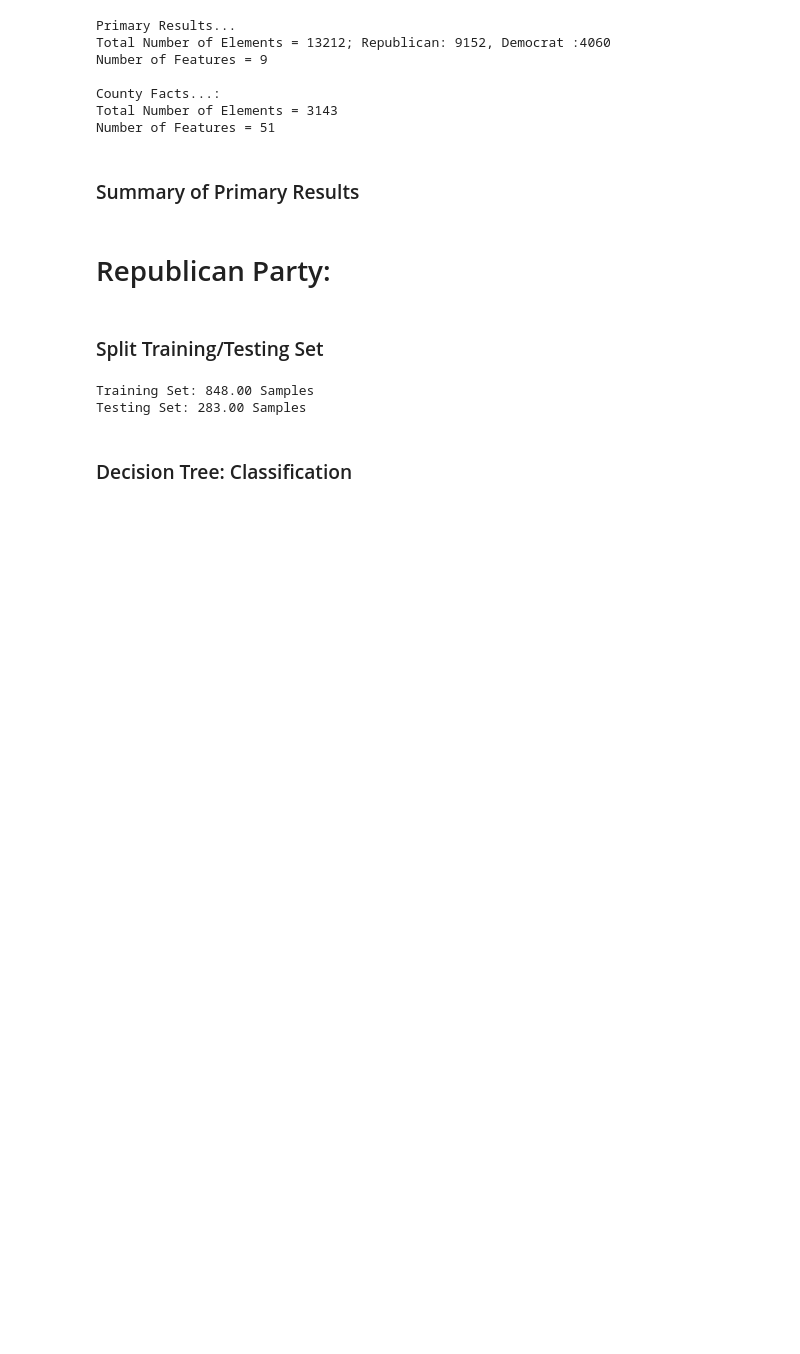
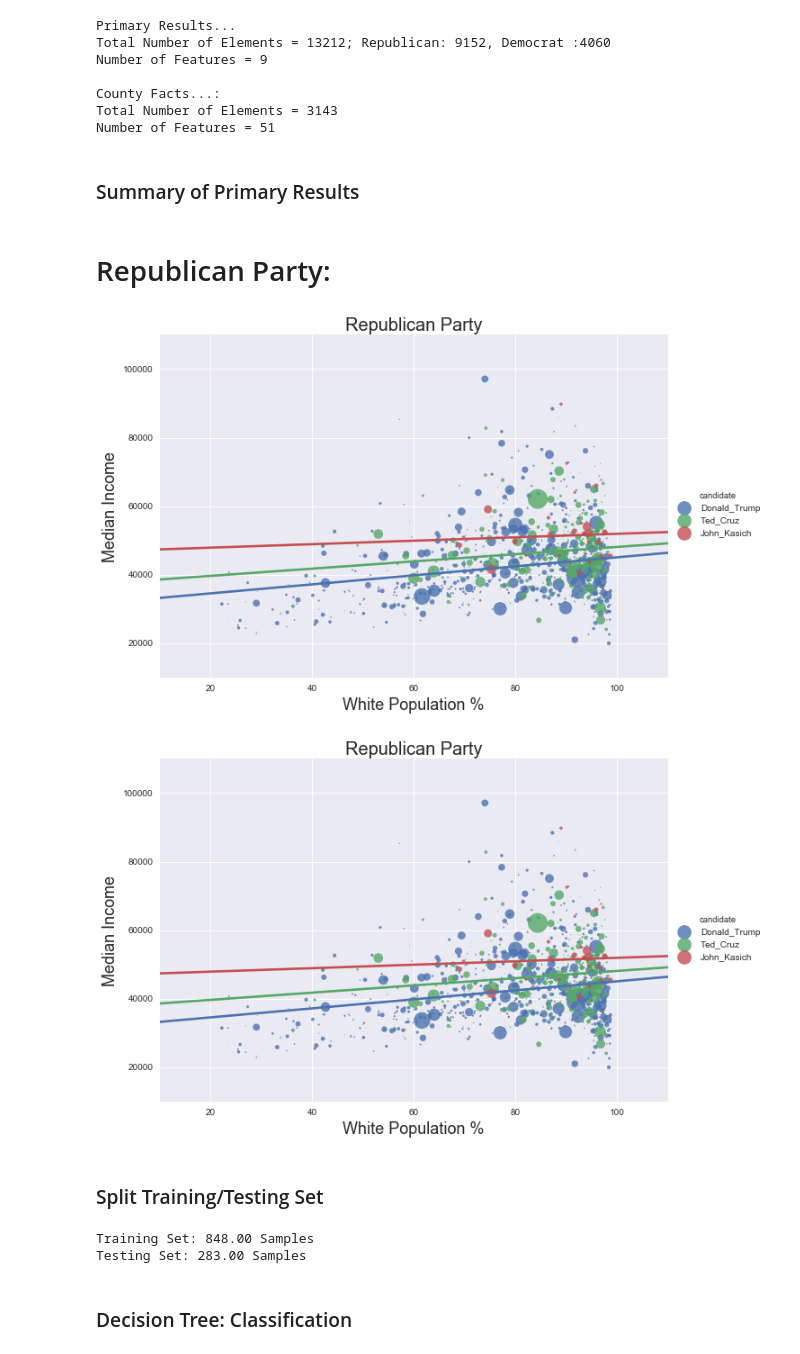
Before and after one commit to Tsmith5151/2016-US-Election---ML, a Jupyter notebook: analysis.ipynb, the cells around one changed output. Cells and saved outputs as stored; diff of their text form; code cells hidden in the pictures; blank space fills up the shorter version.

```diff
--- a/analysis.ipynb
+++ b/analysis.ipynb
@@ -206,3 +204,35 @@ sns.plt.title('Republican Winner', fontsize = 20)
+# %%
+def plot1():
+    x_feat = "RHI125214"
+    y_feat = "INC110213"
+    x_label = "White Population %"
+    y_label = "Median Income"
+    hue = "candidate"
+    dataframe = republican_data
+    create_plot(x_feat,y_feat)
+
+def plot2():
+    x_feat = "RHI125214"
+    y_feat = "INC110213"
+    x_label = "White Population %"
+    y_label = "Median Income"
+    hue = "candidate"
+    dataframe = republican_data
+    create_plot(x_feat,y_feat)
+
+def create_plot(x_feat,y_feat):
+    markerSize = (republican_data['votes']/300)
+    g = sns.lmplot(x=x_feat, y=y_feat, data=dataframe, hue=hue,
+               scatter_kws={'s':markerSize,'alpha':0.8},ci=None,size=6, aspect=1.5)
+    g.set_xlabels(x_label, size = 18)
+    g.set_ylabels(y_label, size = 18)
+    sns.plt.title('Republican Party', fontsize = 20)
+# %%
+plot1()
+plot2()
+# %% [output]
+[figure, added]
+[figure, added]
 # %% [markdown]
 ### Split Training/Testing Set
 # %%
```
Also changed, not shown: parts of 3 cells of this notebook.
